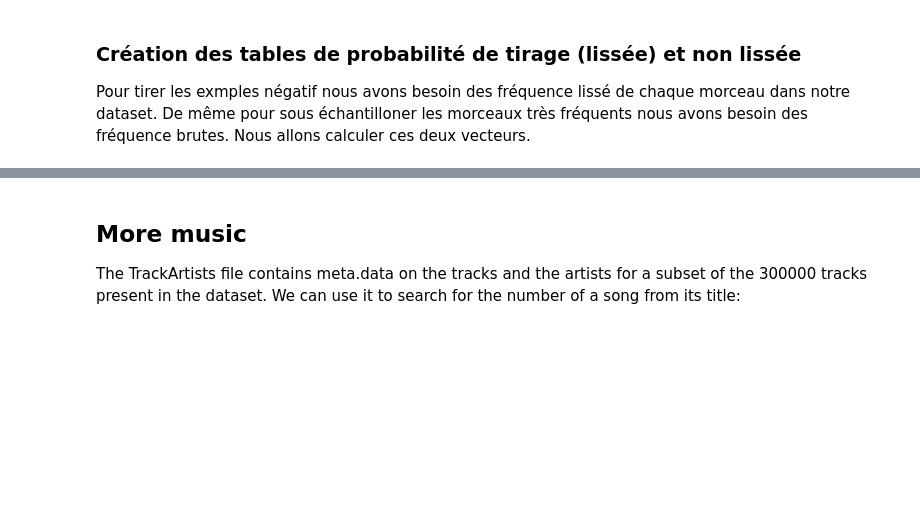
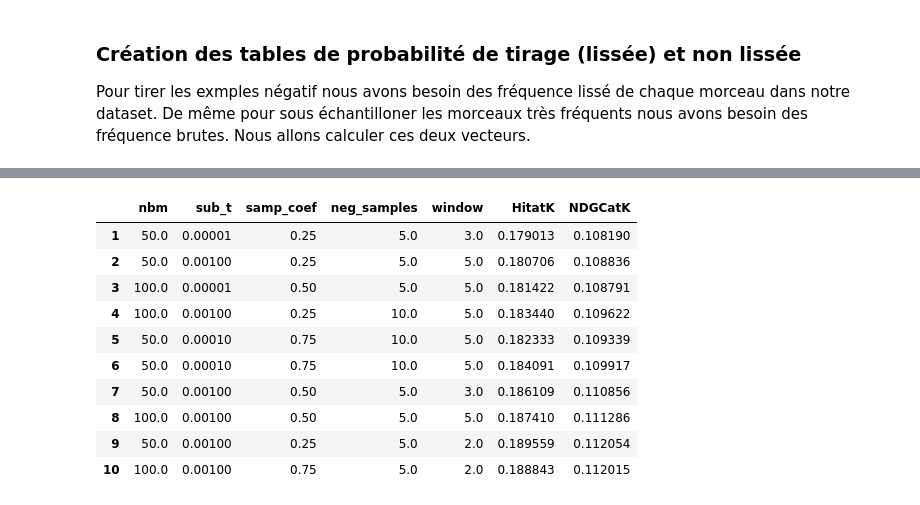
Before and after one commit to medelmaimouni/track2vec, a Jupyter notebook: track2vec.ipynb, the cells around one changed output, grey strips where cells are left out. Drawn from its saved outputs; the diff is of its cells as text; code cells hidden in the pictures; blank space fills up the shorter version.

```diff
--- a/track2vec.ipynb
+++ b/track2vec.ipynb
@@ -209,0 +255,23 @@ def track_ns_generator(corpus_num,nbm):
+# %%
+# définition du générateur de couple de morceaux (y=0 <-> aléatoire, y=1 <-> proche dans une playlist)
+def track_ns_generator(corpus_num,nbm):
+    while 1 :
+        # tirage de nbm playlist dans corpus_num
+        corpus_reduced = random.sample(corpus_num, nbm)
+        # création des données x et y
+        x1=[]
+        x2=[]
+        y=[]
+        k=0
+        for seq in corpus_reduced :
+            w2v = word2vecSampling(seq,window,neg_samples,neg_sampling_table,sub_sampling_table,sub_t)
+            for i in range(len(w2v[0])):
+                x1.append(w2v[0][i][0])
+                x2.append(w2v[0][i][1])
+                y.append(w2v[1][i])
+                k+=1
+        x1=np.array(x1).reshape(k,)
+        x2=np.array(x2).reshape(k,)
+        y=np.array(y).reshape(k,)
+
+        yield ([x1,x2], y)
@@ -237,0 +320,2 @@ We can now use this space to make suggestions.
+# %%
+vectors_tracks=np.load("latent_positions.npy")
@@ -238,14 +325,10 @@ We can now use this space to make suggestions.
 # %%
 kdt = KDTree(vectors_tracks, leaf_size=10, metric='euclidean')
 # %%
-def predict_batch(seeds,k,X,kdt):
-    # TODO
-    seeds_neig = pd.DataFrame({})
-    for elt in seeds:
-        dim = X[elt].reshape(1, -1)
-        neigb =  kdt.query(dim, k = k)
-        seeds_neig[elt] = np.array(neigb[1].reshape(1, -1)[0])
-
-    return seeds_neig
+def predict_batch(seeds, k, X, kdt):
+    recommandations = []
+    for track in seeds :
+        recommandations.append(kdt.query(vectors_tracks[track:track + 1], k)[1][0])
+    return recommandations
 # %%
 indexes = predict_batch(play_val[:,0],10,vectors_tracks,kdt)
@@ -343,4 +454,14 @@ Scores_data.columns = ["nbm", "sub_t", "samp_coef", "neg_samples", "window", "Hi
-# %% [markdown]
-## More music
-
-The TrackArtists file contains meta.data on the tracks and the artists for a subset of the 300000 tracks present in the dataset. We can use it to search for the number of a song from its title:
+# %%
+Scores_data
+# %% [output]
+|  | nbm | sub_t | samp_coef | neg_samples | window | HitatK | NDGCatK |
+| 1 | 50.0 | 0.00001 | 0.25 | 5.0 | 3.0 | 0.179013 | 0.108190 |
+| 2 | 50.0 | 0.00100 | 0.25 | 5.0 | 5.0 | 0.180706 | 0.108836 |
+| 3 | 100.0 | 0.00001 | 0.50 | 5.0 | 5.0 | 0.181422 | 0.108791 |
+| 4 | 100.0 | 0.00100 | 0.25 | 10.0 | 5.0 | 0.183440 | 0.109622 |
+| 5 | 50.0 | 0.00010 | 0.75 | 10.0 | 5.0 | 0.182333 | 0.109339 |
+| 6 | 50.0 | 0.00010 | 0.75 | 10.0 | 5.0 | 0.184091 | 0.109917 |
+| 7 | 50.0 | 0.00100 | 0.50 | 5.0 | 3.0 | 0.186109 | 0.110856 |
+| 8 | 100.0 | 0.00100 | 0.50 | 5.0 | 5.0 | 0.187410 | 0.111286 |
+| 9 | 50.0 | 0.00100 | 0.25 | 5.0 | 2.0 | 0.189559 | 0.112054 |
+| 10 | 100.0 | 0.00100 | 0.75 | 5.0 | 2.0 | 0.188843 | 0.112015 |
```
Also changed, not shown: parts of 83 cells of this notebook, 2 other files.
